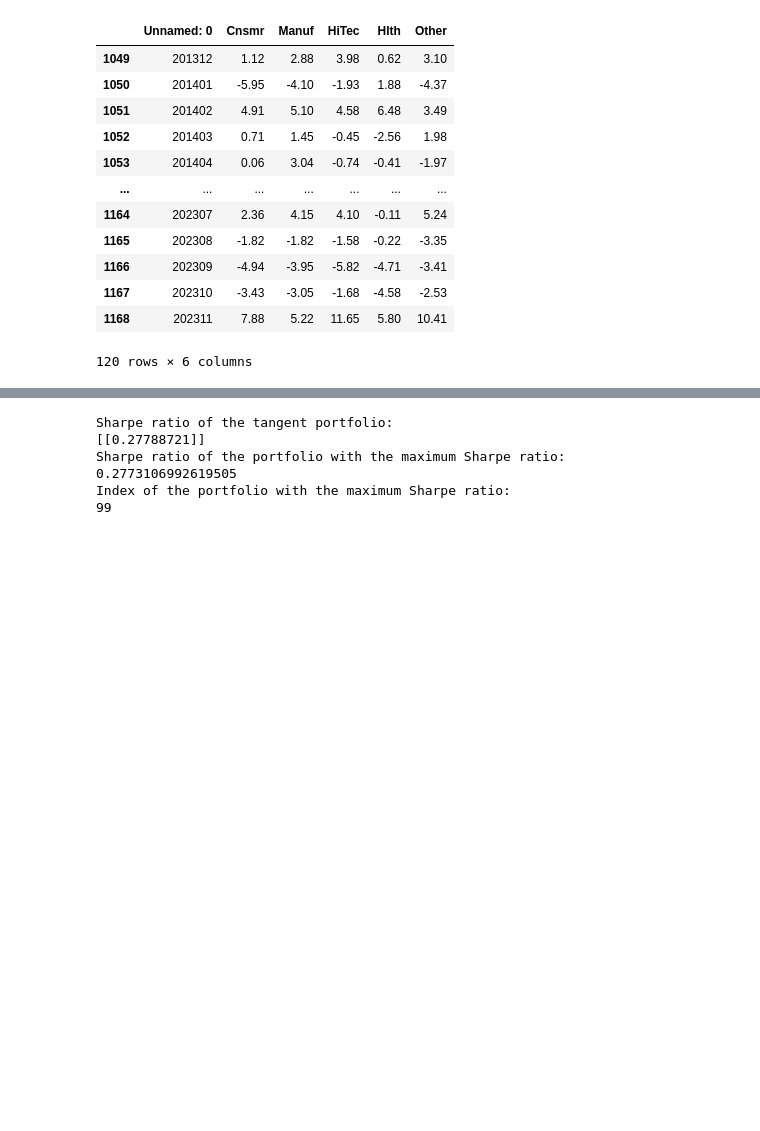
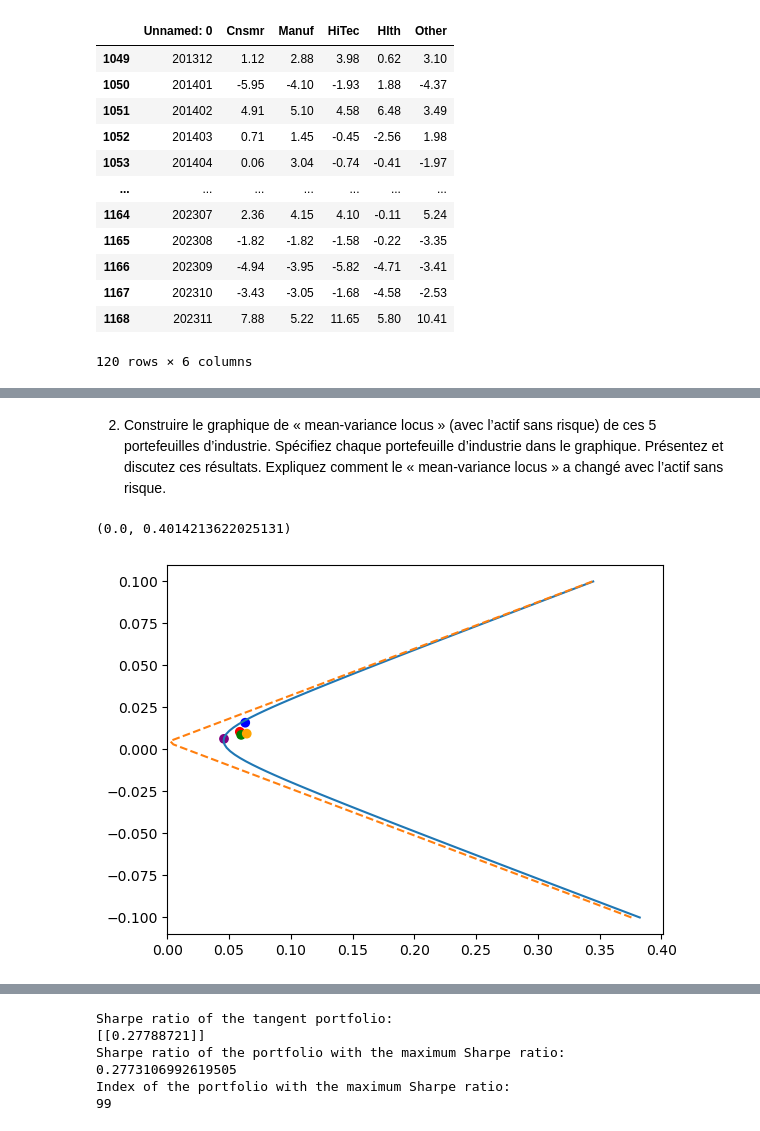
Before and after one commit to DominicPrenovost/TP1-Gestion-de-pf, a Jupyter notebook: Partie A.ipynb, the cells around one changed output, grey strips where cells are left out. Cells and saved outputs as stored; diff of their text form; code cells hidden in the pictures; blank space fills up the shorter version.

```diff
--- a/Partie A.ipynb
+++ b/Partie A.ipynb
@@ -111,0 +114,15 @@ plt.scatter(variance, z_bar, c=colors)
+# %% [markdown]
+2) Construire le graphique de « mean-variance locus » (avec l’actif sans risque) de ces 5
+portefeuilles d’industrie. Spécifiez chaque portefeuille d’industrie dans le graphique.
+Présentez et discutez ces résultats. Expliquez comment le « mean-variance locus » a changé
+avec l’actif sans risque.
+# %%
+colors = ['red', 'green', 'blue', 'purple', 'orange']
+
+plt.plot(sigma_v1, target_ret, linestyle='-')
+plt.plot(sigma_v2, target_ret, linestyle='--')
+plt.scatter(std, z_bar, c=colors)
+plt.xlim(0)
+# %% [output]
+(0.0, 0.4014213622025131)
+[figure, added]
```
Also changed, not shown: parts of 8 cells of this notebook.
